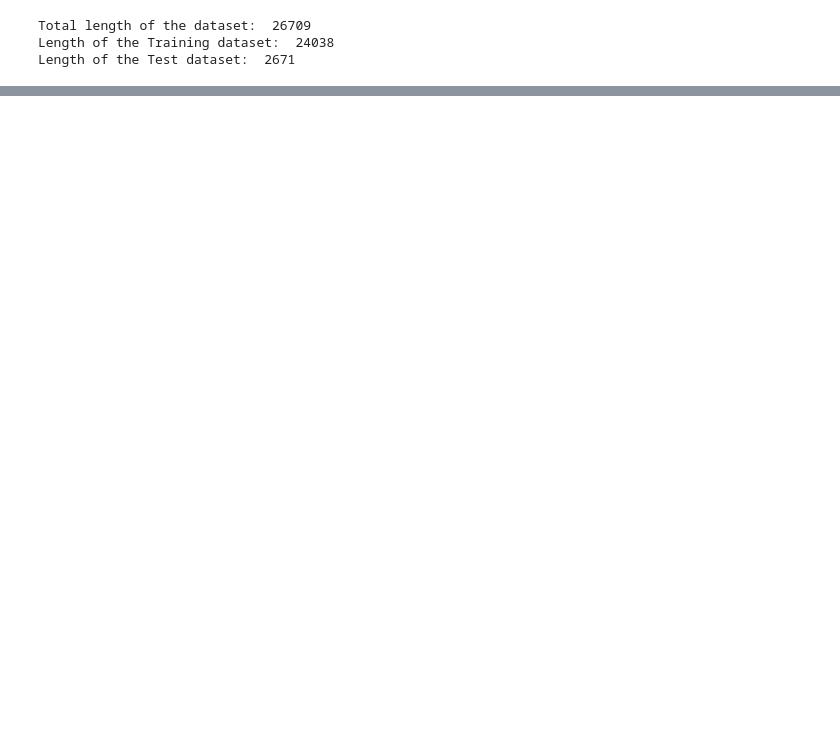
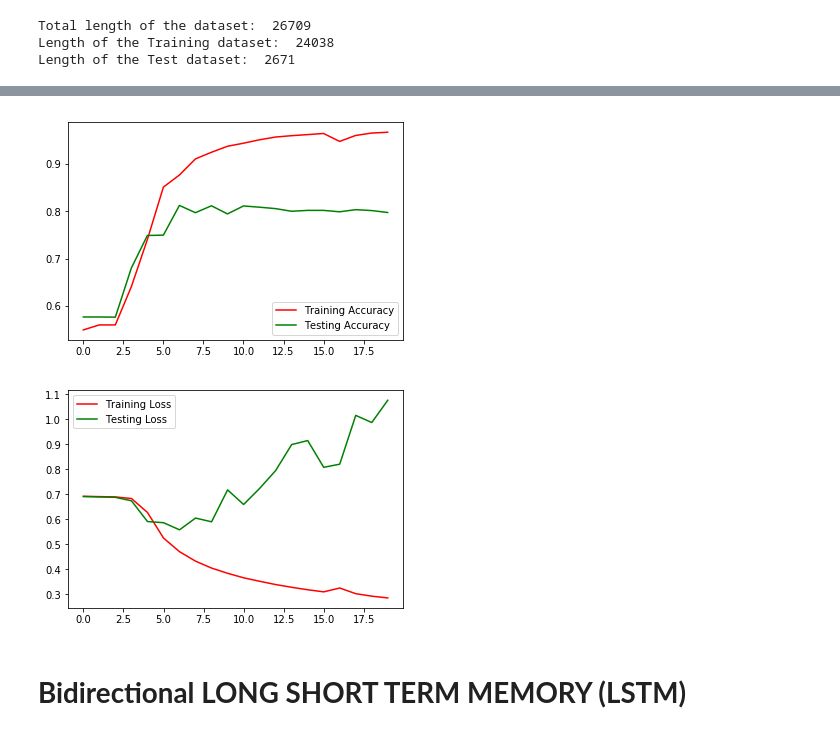
Before and after one commit to manashpratim/Sarcasm-Detection, a Jupyter notebook: Sarcasm_Detection.ipynb, the cells around one changed output, grey strips where cells are left out. Drawn from its saved outputs; the diff is of its cells as text; code cells hidden in the pictures; blank space fills up the shorter version.

```diff
--- a/Sarcasm_Detection.ipynb
+++ b/Sarcasm_Detection.ipynb
@@ -202,0 +229,8 @@ plt.show()
+# %%
+#Building the GRU Model
+model_gru = tf.keras.Sequential([
+    tf.keras.layers.Embedding(vocab_size, embedding_dim, input_length=max_length),
+    tf.keras.layers.Bidirectional(tf.keras.layers.GRU(16)),
+    tf.keras.layers.Dense(6, activation='relu'),
+    tf.keras.layers.Dense(1, activation='sigmoid')
+])
@@ -202,0 +256,4 @@ plt.show()
+# %%
+model_gru.compile(loss='binary_crossentropy',optimizer='adam',metrics=['accuracy'])
+num_epochs = 20
+history1=model_gru.fit(padded, train_labels, batch_size=1000,epochs=num_epochs, validation_data=(test_padded, test_labels))
@@ -202,0 +278,27 @@ plt.show()
+# %%
+#Evaluating Accuracy and Loss of the model
+%matplotlib inline
+acc=history1.history['acc']
+val_acc=history1.history['val_acc']
+loss=history1.history['loss']
+val_loss=history1.history['val_loss']
+
+epochs=range(len(acc)) #No. of epochs
+
+#Plot training and validation accuracy per epoch
+import matplotlib.pyplot as plt
+plt.plot(epochs,acc,'r',label='Training Accuracy')
+plt.plot(epochs,val_acc,'g',label='Testing Accuracy')
+plt.legend()
+plt.figure()
+
+#Plot training and validation loss per epoch
+plt.plot(epochs,loss,'r',label='Training Loss')
+plt.plot(epochs,val_loss,'g',label='Testing Loss')
+plt.legend()
+plt.show()
+# %% [output]
+[figure, added]
+[figure, added]
+# %% [markdown]
+# **Bidirectional LONG SHORT TERM MEMORY (LSTM)**
```
Also changed, not shown: parts of 15 cells of this notebook.
